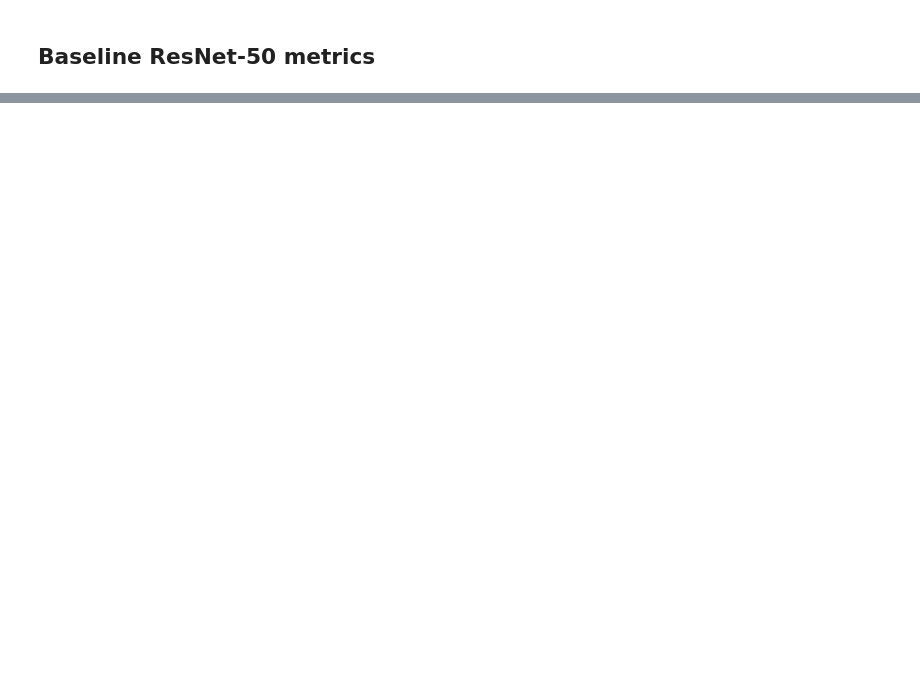
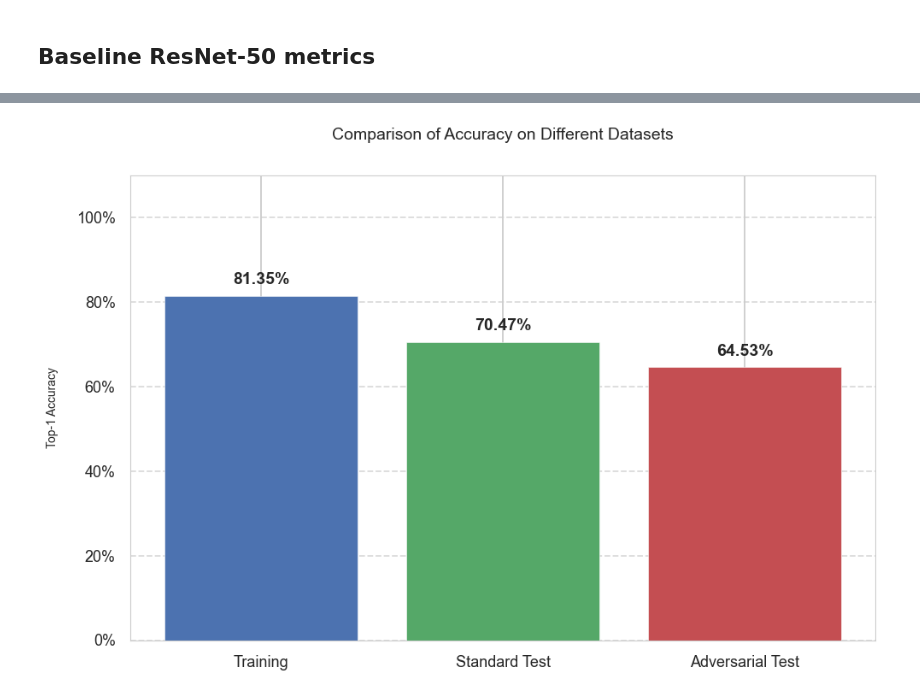
Before and after one commit to Birkbeck/msc-project-source-code-files-24-25-Stanley-Okwii, a Jupyter notebook: src/resnet_50_baseline.ipynb, the cells around one changed output, grey strips where cells are left out. Saved outputs shown, nothing was run; the diff lists cells and outputs as text; code cells hidden in the pictures; blank space fills up the shorter version.

```diff
--- a/src/resnet_50_baseline.ipynb
+++ b/src/resnet_50_baseline.ipynb
@@ -216,19 +188,0 @@ Loss: `1.255`
-# %%
-# Final Accuracy Comparison (Train, Test, Adversarial)
-accuracies = [train_acc, test_acc, adv_acc]
-labels = ['Training data', 'Clean test data', 'Adversarial test data']
-colors = ['#4c72b0', '#55a868', '#c44e52']
-
-plt.figure(figsize=(10, 6))
-bars = plt.bar(labels, accuracies, color=colors)
-
-plt.ylabel('Top-1 Accuracy')
-plt.title('Baseline ResNet-50 Model Accuracy')
-plt.ylim(0, 1.1) # Set y-axis limit to 105% for better visualization
-
-# Add accuracy values on top of each bar
-for bar in bars:
-    yval = bar.get_height()
-    plt.text(bar.get_x() + bar.get_width()/2.0, yval + 0.01, f'{yval*100:.2f}%', ha='center', va='bottom')
-
-plt.show()
@@ -435,0 +189,43 @@ Error:
+# %%
+import matplotlib.pyplot as plt
+import matplotlib.ticker as mticker
+import seaborn as sns
+
+
+sns.set_style("whitegrid")
+plt.style.use('seaborn-v0_8-talk')
+
+accuracies = [train_acc, test_acc, adv_acc]
+labels = ['Training', 'Standard Test', 'Adversarial Test']
+colors = ['#4c72b0', '#55a868', '#c44e52']
+
+# Create Plot
+fig, ax = plt.subplots(figsize=(10, 7))
+bars = ax.bar(labels, accuracies, color=colors, zorder=2)
+
+# Add Annotations & Labels
+for bar in bars:
+    yval = bar.get_height()
+    ax.text(bar.get_x() + bar.get_width()/2.0, yval + 0.02,
+            f'{yval:.2%}', # Format as percentage
+            ha='center', va='bottom', fontsize=14, fontweight='bold')
+
+# Set a clear title and subtitle
+ax.set_title('Comparison of Accuracy on Different Datasets', fontsize=14, pad=30)
+
+# Set y-axis label and limits
+ax.set_ylabel('Top-1 Accuracy', fontsize=10, labelpad=15)
+ax.set_ylim(0, 1.1)
+
+# Format the y-axis to show percentages directly
+ax.yaxis.set_major_formatter(mticker.PercentFormatter(xmax=1.0))
+
+# Add a light horizontal grid for easier value reading
+ax.grid(axis='y', linestyle='--', alpha=0.7)
+
+# Adjust layout to prevent labels from being cut off
+plt.tight_layout(rect=[0, 0, 1, 0.95])
+
+plt.show()
+# %% [output]
+[figure, added]
```
Also changed, not shown: parts of 10 cells of this notebook, 4 other files.
